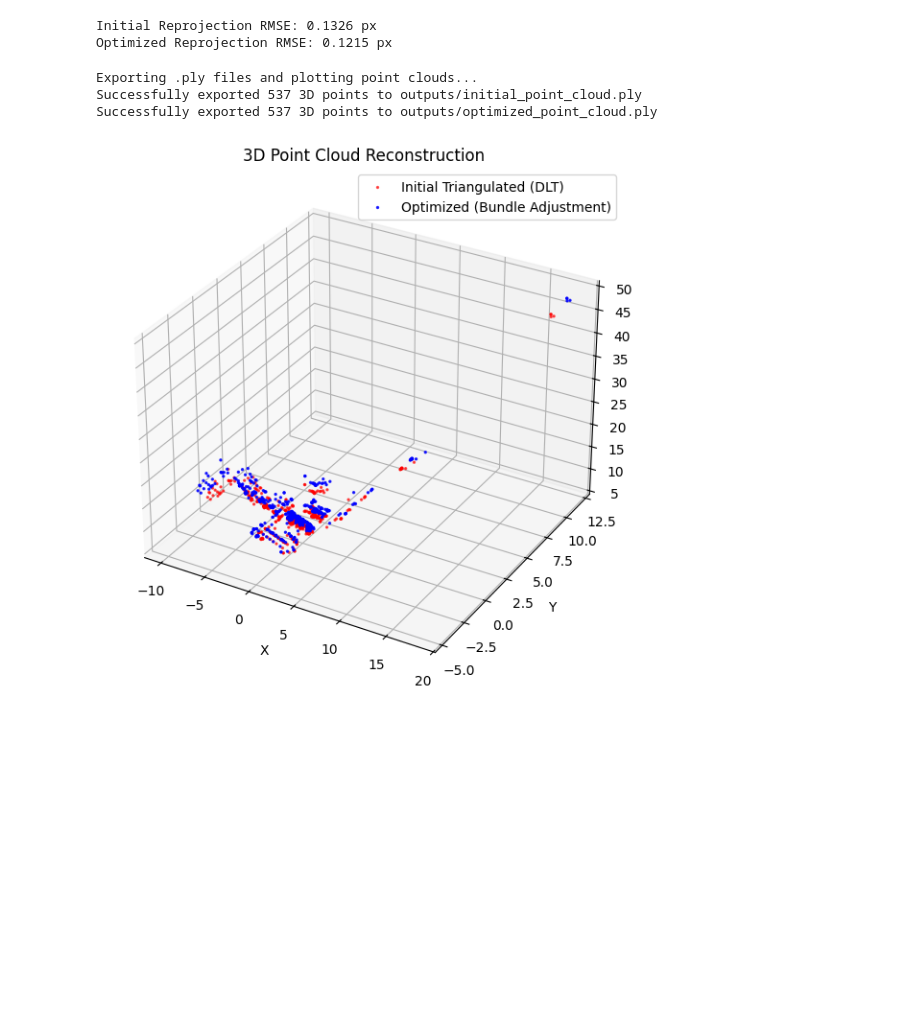
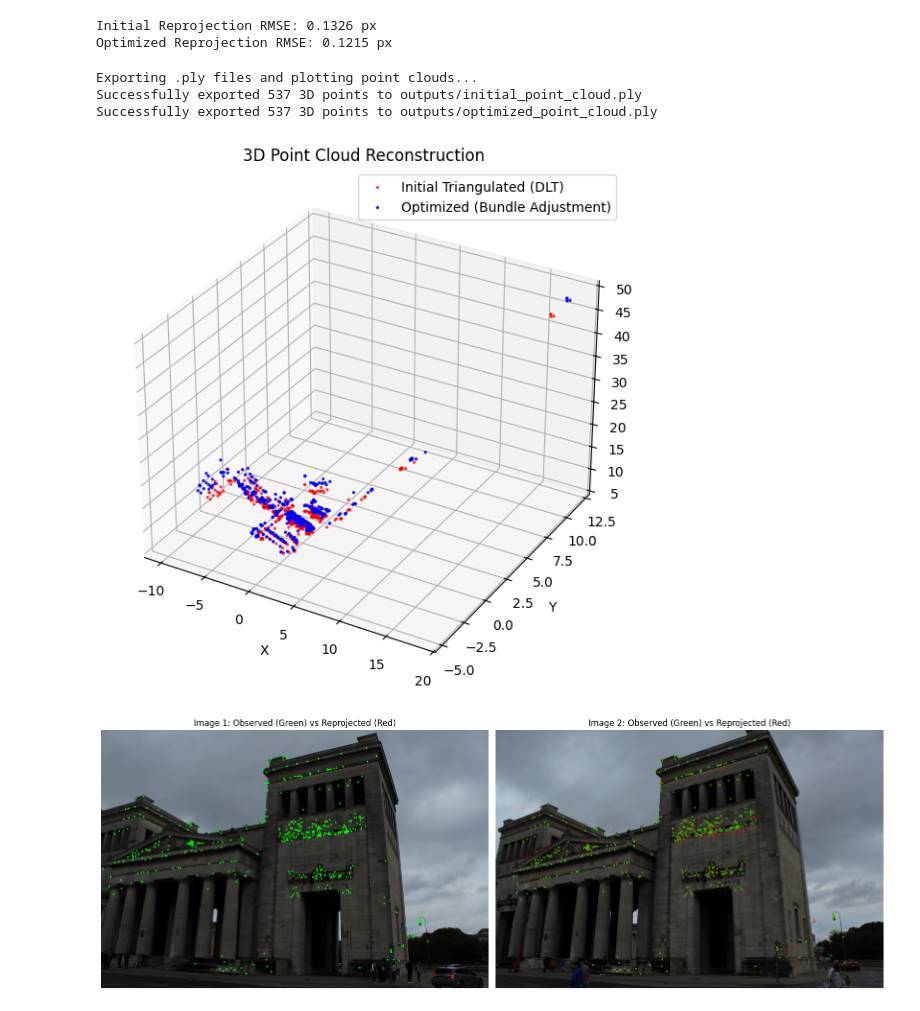
Before and after one commit to Semi2409/propylaeen_3d_reconstruct, a Jupyter notebook: notebooks/reconstruction_analysis.ipynb, the cells around one changed output. Cells and saved outputs as stored; diff of their text form; code cells hidden in the pictures; blank space fills up the shorter version.

```diff
--- a/notebooks/reconstruction_analysis.ipynb
+++ b/notebooks/reconstruction_analysis.ipynb
@@ -213,13 +213,49 @@ print(f"Optimized Reprojection RMSE: {opt_rmse:.4f} px")
 Initial Reprojection RMSE: 0.1326 px
 Optimized Reprojection RMSE: 0.1215 px
 # %%
-
 print("Exporting .ply files and plotting point clouds...")
 export_ply("outputs/initial_point_cloud.ply", pts3D_init)
 export_ply("outputs/optimized_point_cloud.ply", pts3D_opt)
 plot_point_cloud_matplotlib(pts3D_init, pts3D_opt)
+# 1. Project optimized 3D points back to Camera 1 (Origin)
+proj1 = (K @ pts3D_opt.T).T
+reproj1 = proj1[:, :2] / proj1[:, 2:]
+
+# 2. Project optimized 3D points back to Camera 2 (R_opt, T_opt)
+proj2 = (K @ (R_opt @ pts3D_opt.T + T_opt)).T
+reproj2 = proj2[:, :2] / proj2[:, 2:]
+
+# 3. Create visual copies
+img1_vis = img1.copy()
+img2_vis = img2.copy()
+
+# 4. Draw observed 2D points (Green) vs. Reprojected 3D points (Red)
+for pt_obs, pt_rep in zip(pts1_valid, reproj1):
+  # Observed SIFT point
+  cv2.circle(img1_vis, (int(pt_obs[0]), int(pt_obs[1])), 4, (0, 255, 0), -1)
+  # Reprojected 3D point
+  cv2.circle(img2_vis, (int(pt_rep[0]), int(pt_rep[1])), 2, (0, 0, 255), -1)
+
+for pt_obs, pt_rep in zip(pts2_valid, reproj2):
+  cv2.circle(img2_vis, (int(pt_obs[0]), int(pt_obs[1])), 4, (0, 255, 0), -1)
+  cv2.circle(img2_vis, (int(pt_rep[0]), int(pt_rep[1])), 2, (0, 0, 255), -1)
+
+# 5. Display side-by-side
+fig, axes = plt.subplots(1, 2, figsize=(16, 8))
+
+axes[0].imshow(cv2.cvtColor(img1_vis, cv2.COLOR_BGR2RGB))
+axes[0].set_title("Image 1: Observed (Green) vs Reprojected (Red)")
+axes[0].axis("off")
+
+axes[1].imshow(cv2.cvtColor(img2_vis, cv2.COLOR_BGR2RGB))
+axes[1].set_title("Image 2: Observed (Green) vs Reprojected (Red)")
+axes[1].axis("off")
+
+plt.tight_layout()
+plt.show()
 # %% [output]
 Exporting .ply files and plotting point clouds...
 Successfully exported 537 3D points to outputs/initial_point_cloud.ply
 Successfully exported 537 3D points to outputs/optimized_point_cloud.ply
 [figure]
+[figure, added]
```
Also changed, not shown: 1 other file.
